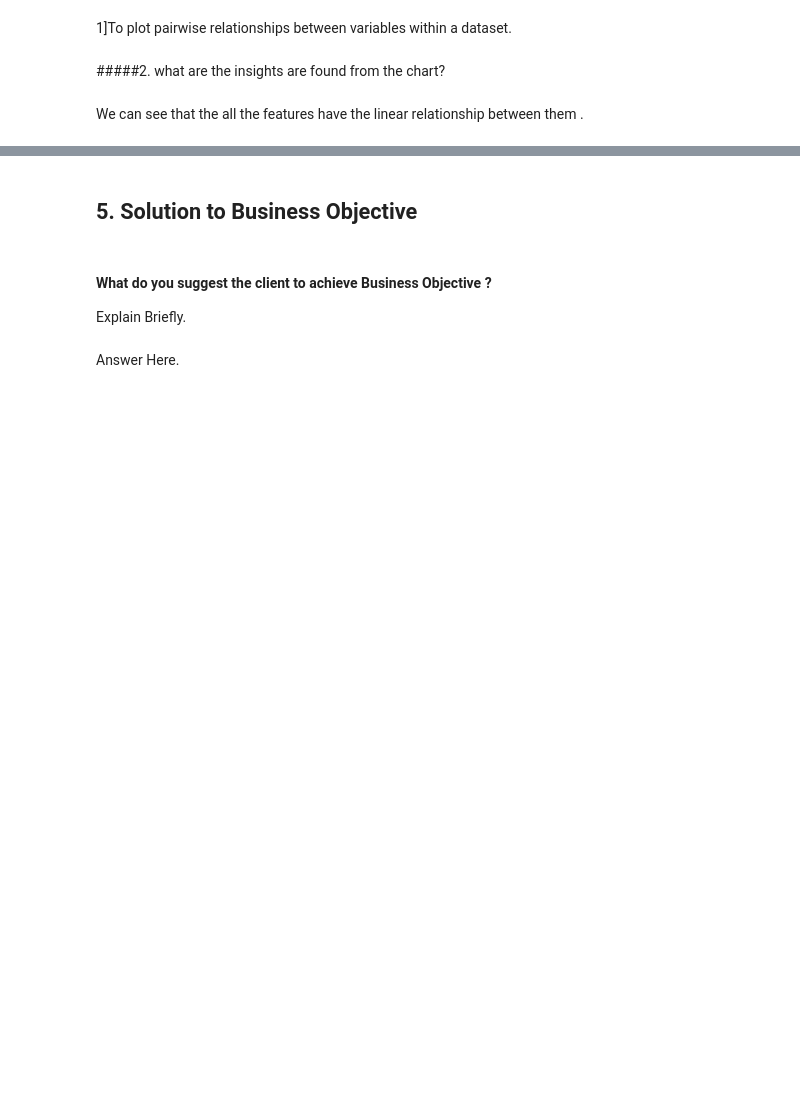
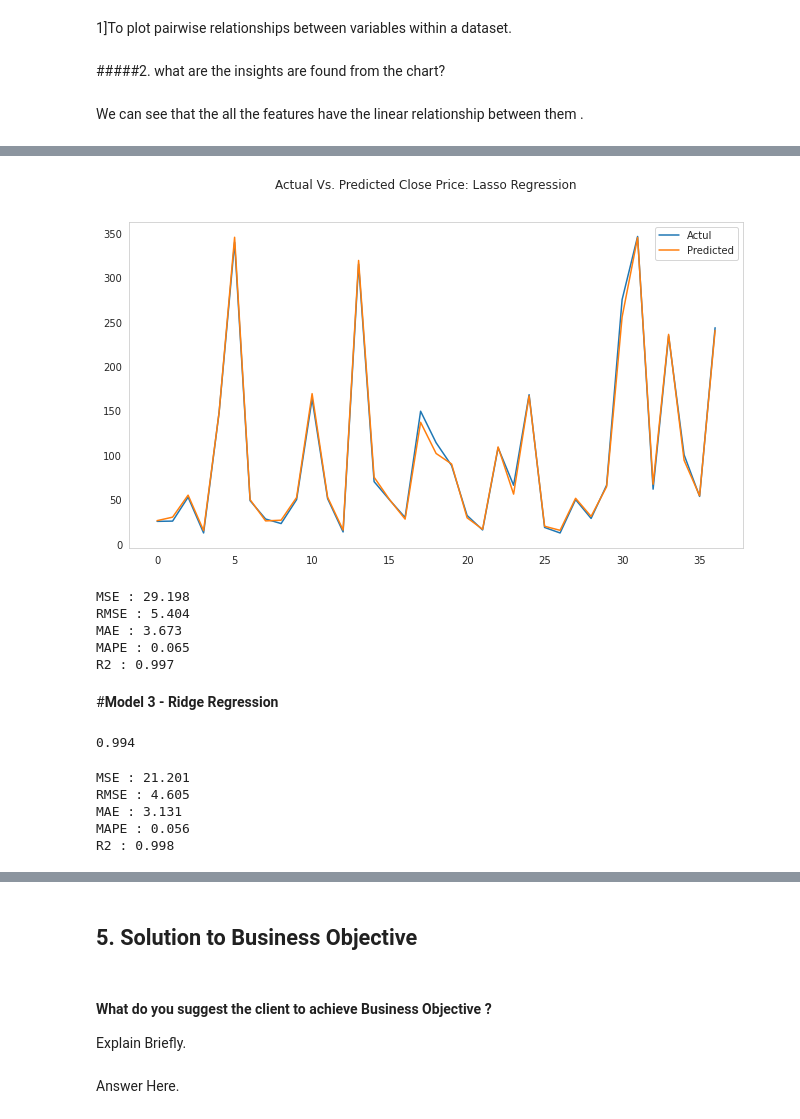
Before and after one commit to avigangarde/Capstone-II--Yes-bank-stock-close-price-prediction-Supervised-ML-Regression-, a Jupyter notebook: Capstone_II_Yes_bank_stock_close_price_prediction(Supervised_ML_Regression).ipynb, the cells around one changed output, grey strips where cells are left out. Drawn from its saved outputs; the diff is of its cells as text; code cells hidden in the pictures; blank space fills up the shorter version.

```diff
--- a/Capstone_II_Yes_bank_stock_close_price_prediction(Supervised_ML_Regression).ipynb
+++ b/Capstone_II_Yes_bank_stock_close_price_prediction(Supervised_ML_Regression).ipynb
@@ -708,0 +831,4 @@ df.head()
+# %%
+# fit the data to lasso regression
+lasso_reg=Lasso(alpha=0.05,max_iter=1000)
+lasso_reg_model=lasso_reg.fit(x_train,y_train)
@@ -708,0 +840,2 @@ df.head()
+# %%
+y_pred_lasso=lasso_reg.predict(x_test)
@@ -708,0 +855,11 @@ df.head()
+# %%
+# plot the graph to see the fit of model
+plt.figure(figsize=(11,6))
+plt.plot(np.array(y_test))
+plt.plot(np.array(y_pred_lasso))
+plt.suptitle('Actual Vs. Predicted Close Price: Lasso Regression')
+plt.legend(['Actul','Predicted'])
+plt.grid()
+plt.show()
+# %% [output]
+[figure, added]
@@ -708,0 +874,10 @@ df.head()
+# %%
+evaluation_metrics(y_test,y_pred_lasso)
+# %% [output]
+MSE : 29.198
+RMSE : 5.404
+MAE : 3.673
+MAPE : 0.065
+R2 : 0.997
+# %% [markdown]
+#**Model 3 - Ridge Regression**
@@ -708,0 +889,5 @@ df.head()
+# %%
+# Check the accuracy of ridge regression on test dataset
+round(ridge_reg.score(x_train,y_train),3)
+# %% [output]
+0.994
@@ -708,0 +897,9 @@ df.head()
+# %%
+# check the evaluation metrics
+evaluation_metrics(y_test,y_pred_ridge)
+# %% [output]
+MSE : 21.201
+RMSE : 4.605
+MAE : 3.131
+MAPE : 0.056
+R2 : 0.998
```
Also changed, not shown: parts of 76 cells of this notebook.
